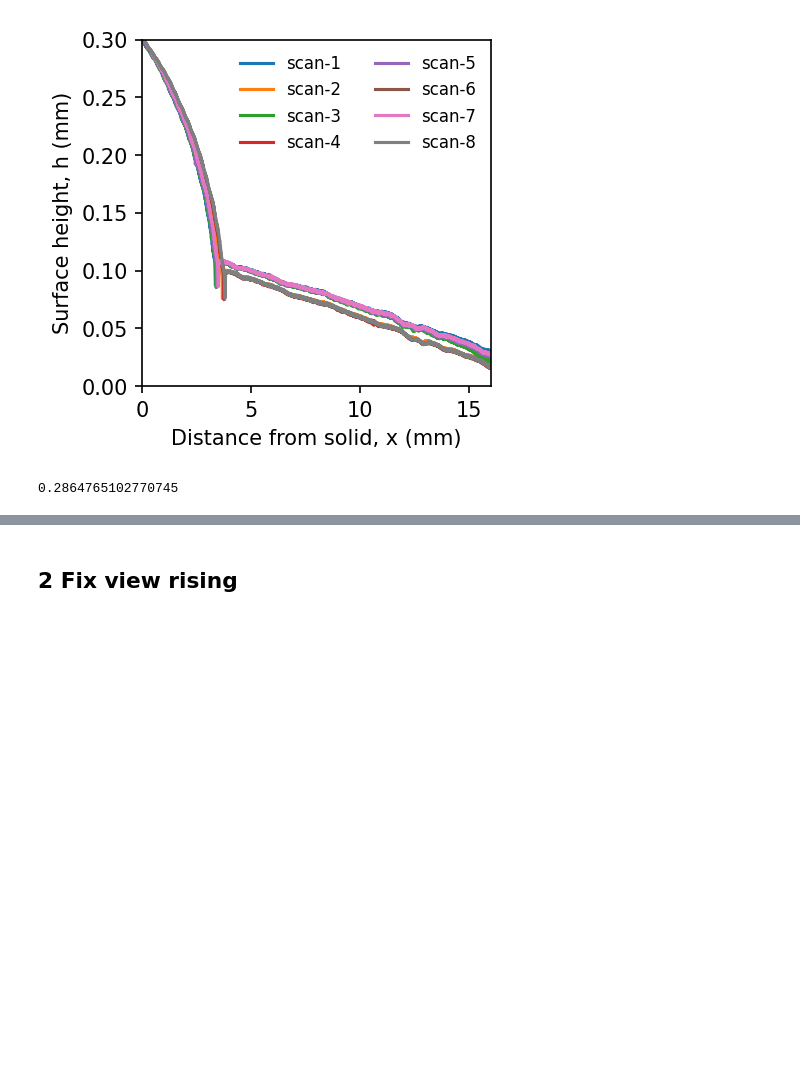
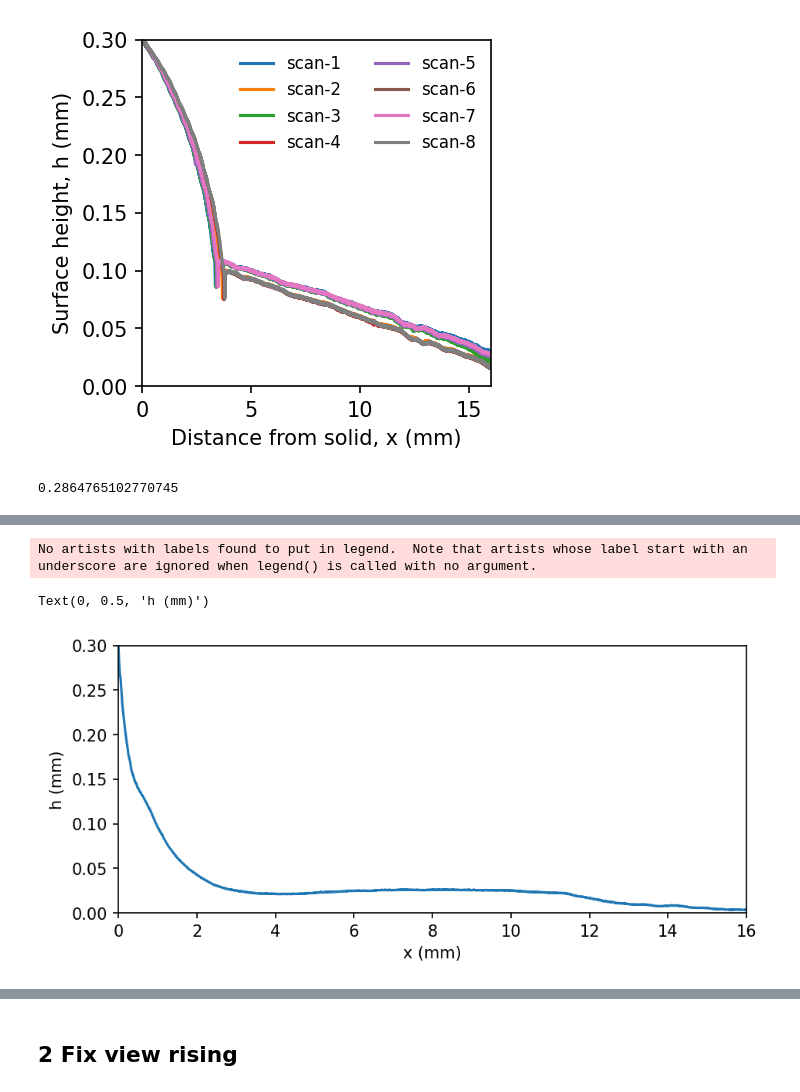
Before and after one commit to ZLoverty/WPM, a Jupyter notebook: Code/plots.ipynb, the cells around one changed output, grey strips where cells are left out. Drawn from its saved outputs; the diff is of its cells as text; code cells hidden in the pictures; blank space fills up the shorter version.

Commit message:
prepare new plot, condense data

```diff
--- a/Code/plots.ipynb
+++ b/Code/plots.ipynb
@@ -45,0 +48,10 @@ np.arctan(0.05/10) / np.pi * 180
+# %%
+folder = r"E:\WPM\04222024"
+bib_1 = pd.read_csv(os.path.join(folder, "bib_proc-1.csv")).set_index("x")
+bib_2 = pd.read_csv(os.path.join(folder, "bib_proc-2.csv")).set_index("x")
+bib_3 = pd.read_csv(os.path.join(folder, "bib_proc-3.csv")).set_index("x")
+bib_4 = pd.read_csv(os.path.join(folder, "bib_proc-4.csv")).set_index("x")
+bib_5 = pd.read_csv(os.path.join(folder, "bib_proc-5.csv")).set_index("x")
+# %%
+bib = pd.concat([bib_1, bib_2, bib_3, bib_4, bib_5],  keys=["run-1", "run-2", "run-3", "run-4", "run-5"], axis=1)
+bib.head()
@@ -45,0 +70,12 @@ np.arctan(0.05/10) / np.pi * 180
+# %%
+plt.figure(figsize=(7, 3), dpi=150)
+plt.plot(bib.index, bib.mean(axis=1))
+plt.legend(frameon=False, fontsize=6, ncol=3)
+plt.xlim([0, 16])
+plt.ylim([0, 0.3])
+plt.xlabel("x (mm)")
+plt.ylabel("h (mm)")
+# %% [output]
+No artists with labels found to put in legend.  Note that artists whose label start with an underscore are ignored when legend() is called with no argument.
+Text(0, 0.5, 'h (mm)')
+[figure, added]
```
Also changed, not shown: parts of 22 cells of this notebook.
